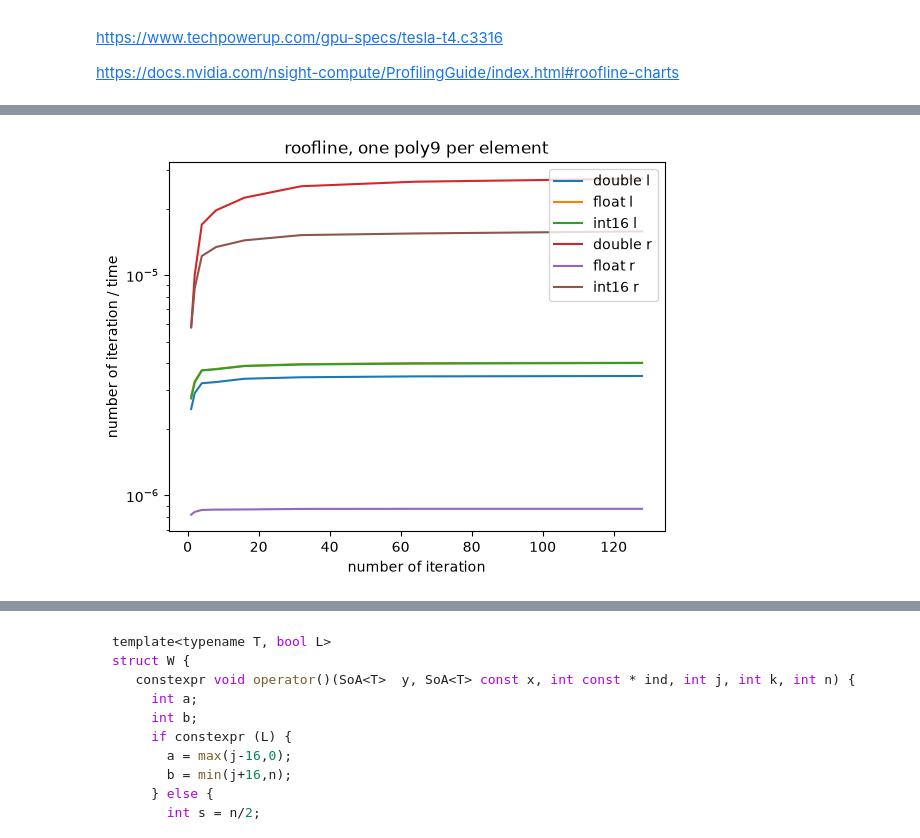
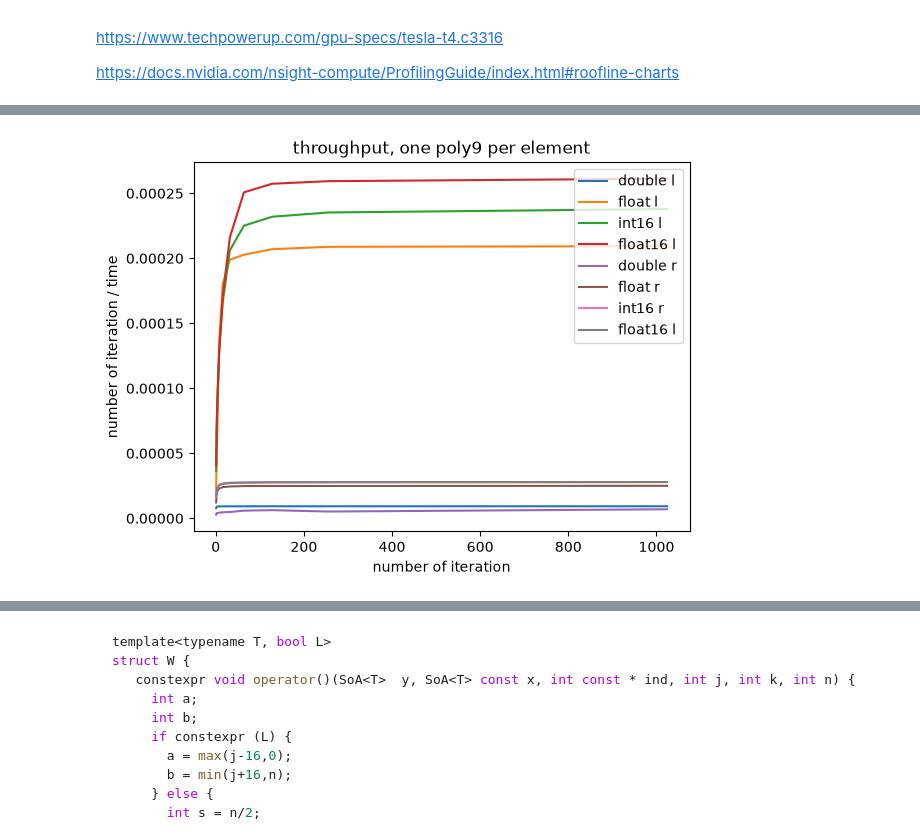
Before and after one commit to VinInn/pyTools, a Jupyter notebook: rooflineT4.ipynb, the cells around one changed output, grey strips where cells are left out. Cells and saved outputs as stored; diff of their text form; code cells hidden in the pictures.

```diff
--- a/rooflineT4.ipynb
+++ b/rooflineT4.ipynb
@@ -126,7 +196,7 @@ ctimes = ctimes.transpose()
 # %%
 iter = np.array([1,2,4,8,16,32,64
-                 ,128
-#                 ,1024
+                 ,128, 256
+                 ,1024
                 ])
 # %%
 fig, ax = plt.subplots()
@@ -304,44 +399,60 @@ plt.show()
 # %%
 fig, ax = plt.subplots()
-plt.plot(iter,iter/times[15], label="double l")
-plt.plot(iter,iter/times[16], label="float l")
-plt.plot(iter,iter/times[17], label="int16 l")
-plt.plot(iter,iter/times[21], label="double r")
-plt.plot(iter,iter/times[22], label="float r")
-plt.plot(iter,iter/times[23], label="int16 r")
+plt.plot(iter,iter/times[18], label="double l")
+plt.plot(iter,iter/times[19], label="float l")
+plt.plot(iter,iter/times[20], label="int16 l")
+plt.plot(iter,iter/times[21], label="float16 l")
+plt.plot(iter,iter/times[28], label="double r")
+plt.plot(iter,iter/times[29], label="float r")
+plt.plot(iter,iter/times[30], label="int16 r")
+plt.plot(iter,iter/times[31], label="float16 l")
 ax.legend(loc='upper right')
-plt.yscale("log")
+#plt.yscale("log")
 #plt.ylim(10**-8,0.1)
-ax.set_title('roofline, one poly9 per element')
+ax.set_title('throughput, one poly9 per element')
+ax.set_xlabel('number of iteration')
+ax.set_ylabel('number of iteration / time')
+plt.show()
+fig, ax = plt.subplots()
+plt.plot(iter,iter/ctimes[18], label="double l")
+plt.plot(iter,iter/ctimes[19], label="float l")
+plt.plot(iter,iter/ctimes[20], label="int16 l")
+plt.plot(iter,iter/ctimes[21], label="float16 l")
+plt.plot(iter,iter/ctimes[28], label="double r")
+plt.plot(iter,iter/ctimes[29], label="float r")
+plt.plot(iter,iter/ctimes[30], label="int16 r")
+plt.plot(iter,iter/ctimes[31], label="float16 l")
+
+ax.legend(loc='upper right')
+#plt.yscale("log")
+#plt.ylim(10**-8,0.1)
+ax.set_title('throughput, one poly9 per element const mem')
 ax.set_xlabel('number of iteration')
 ax.set_ylabel('number of iteration / time')
 plt.show()
 
 fig, ax = plt.subplots()
-plt.plot(iter,iter/ctimes[15], label="double l")
-plt.plot(iter,iter/ctimes[16], label="float l")
-plt.plot(iter,iter/ctimes[17], label="int16 l")
-plt.plot(iter,iter/ctimes[21], label="double r")
-plt.plot(iter,iter/ctimes[22], label="float r")
-plt.plot(iter,iter/ctimes[23], label="int16 r")
-ax.legend(loc='upper right')
-plt.yscale("log")
-#plt.ylim(10**-8,0.1)
-ax.set_title('roofline, one poly9 per element const mem')
-ax.set_xlabel('number of iteration')
-ax.set_ylabel('number of iteration / time')
-plt.show()
-
-fig, ax = plt.subplots()
-plt.plot(iter,times[15]/ctimes[15], label="double l")
-plt.plot(iter,times[16]/ctimes[16], label="float l")
-plt.plot(iter,times[17]/ctimes[17], label="int16 l")
-plt.plot(iter,times[21]/ctimes[21], label="double r")
-plt.plot(iter,times[22]/ctimes[22], label="float r")
-plt.plot(iter,times[23]/ctimes[23], label="int16 r")
+plt.plot(iter,times[18]/ctimes[18], label="double l")
+plt.plot(iter,times[19]/ctimes[19], label="float l")
+plt.plot(iter,times[20]/ctimes[20], label="int16 l")
+plt.plot(iter,times[21]/ctimes[21], label="float16 l")
+plt.plot(iter,times[28]/ctimes[28], label="double r")
+plt.plot(iter,times[29]/ctimes[29], label="float r")
+plt.plot(iter,times[30]/ctimes[30], label="int16 r")
+plt.plot(iter,times[31]/ctimes[31], label="float16 r")
 ax.legend(loc='upper right')
 ax.set_title('ratio gen mem / const mem,  one poly9 per element')
 ax.set_xlabel('number of iteration')
 plt.show()
+
+fig, ax = plt.subplots()
+plt.plot(iter,times[28]/times[18], label="double ")
+plt.plot(iter,times[29]/times[19], label="float ")
+plt.plot(iter,times[30]/times[20], label="int16 ")
+plt.plot(iter,times[31]/times[21], label="float16 ")
+ax.legend(loc='upper right')
+ax.set_title('ratio random / linear,  one poly9 per element')
+ax.set_xlabel('number of iteration')
+plt.show()
 # %% [output]
-[figure, old version]
+[figure, new version]
```
Also changed, not shown: parts of 19 cells of this notebook, 2 other files.
